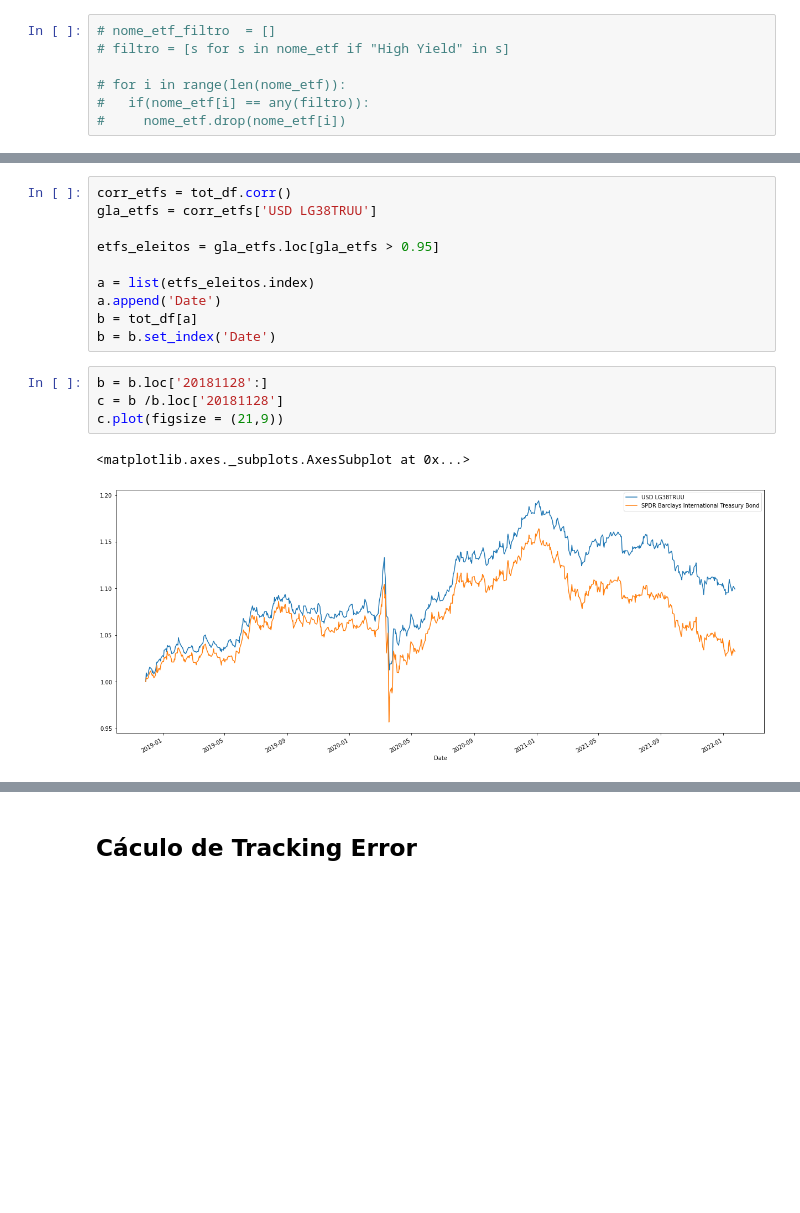
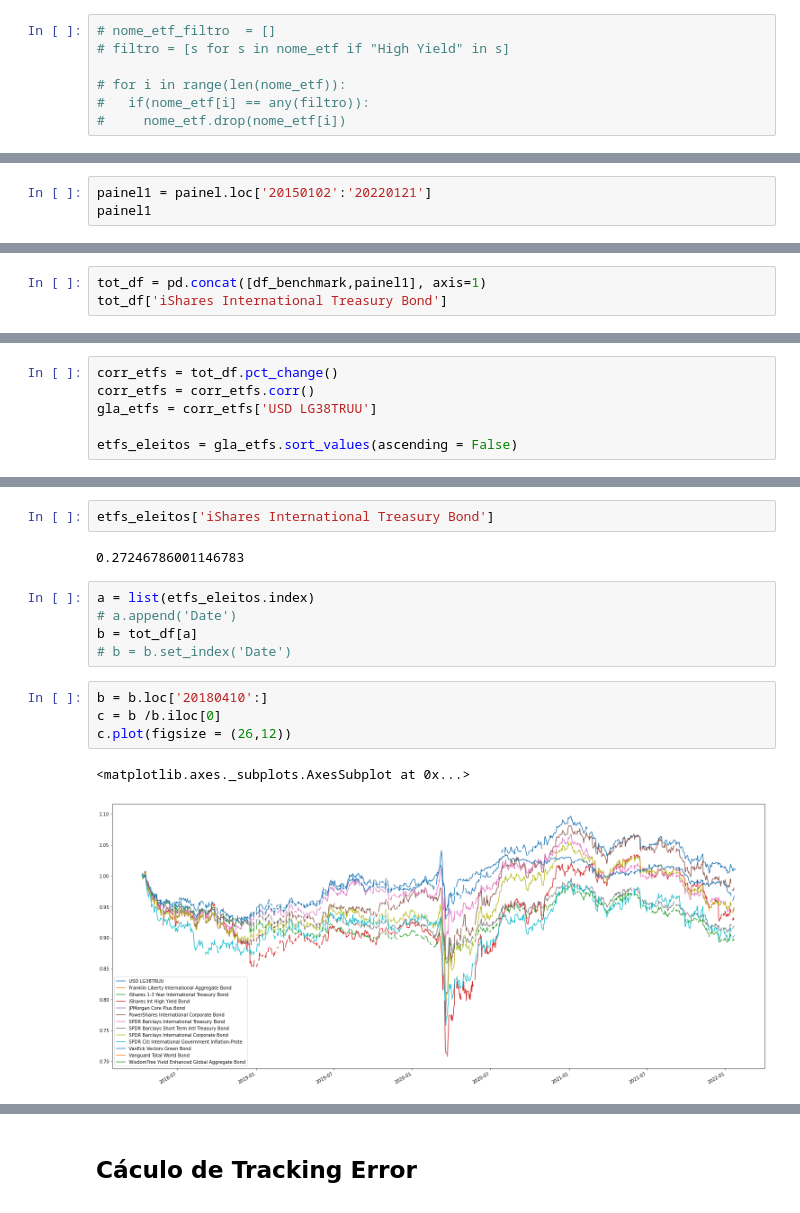
Before and after one commit to Edu-Moreira/Estudos-de-Python, a Jupyter notebook: Comparação_ETFs v1.01.ipynb, the cells around one changed output, grey strips where cells are left out. Drawn from its saved outputs; the diff is of its cells as text; blank space fills up the shorter version.

```diff
--- a/Comparação_ETFs v1.01.ipynb
+++ b/Comparação_ETFs v1.01.ipynb
@@ -197,0 +147,3 @@ NameError: ignored
+# %%
+painel1 = painel.loc['20150102':'20220121']
+painel1
@@ -197,0 +164,3 @@ NameError: ignored
+# %%
+tot_df = pd.concat([df_benchmark,painel1], axis=1)
+tot_df['iShares International Treasury Bond']
@@ -197,0 +181,6 @@ NameError: ignored
+# %%
+corr_etfs = tot_df.pct_change()
+corr_etfs = corr_etfs.corr()
+gla_etfs = corr_etfs['USD LG38TRUU']
+
+etfs_eleitos = gla_etfs.sort_values(ascending = False)
@@ -198,17 +201,16 @@ NameError: ignored
+# %%
+etfs_eleitos['iShares International Treasury Bond']
+# %% [output]
+0.27246786001146783
 # %%
-corr_etfs = tot_df.corr()
-gla_etfs = corr_etfs['USD LG38TRUU']
-
-etfs_eleitos = gla_etfs.loc[gla_etfs > 0.95]
-
 a = list(etfs_eleitos.index)
-a.append('Date')
+# a.append('Date')
 b = tot_df[a]
-b = b.set_index('Date')
+# b = b.set_index('Date')
 # %%
-b = b.loc['20181128':]
-c = b /b.loc['20181128']
-c.plot(figsize = (21,9))
+b = b.loc['20180410':]
+c = b /b.iloc[0]
+c.plot(figsize = (26,12))
 # %% [output]
 <matplotlib.axes._subplots.AxesSubplot at 0x...>
-[figure, old version]
+[figure, new version]
```
Also changed, not shown: parts of 26 cells of this notebook.
